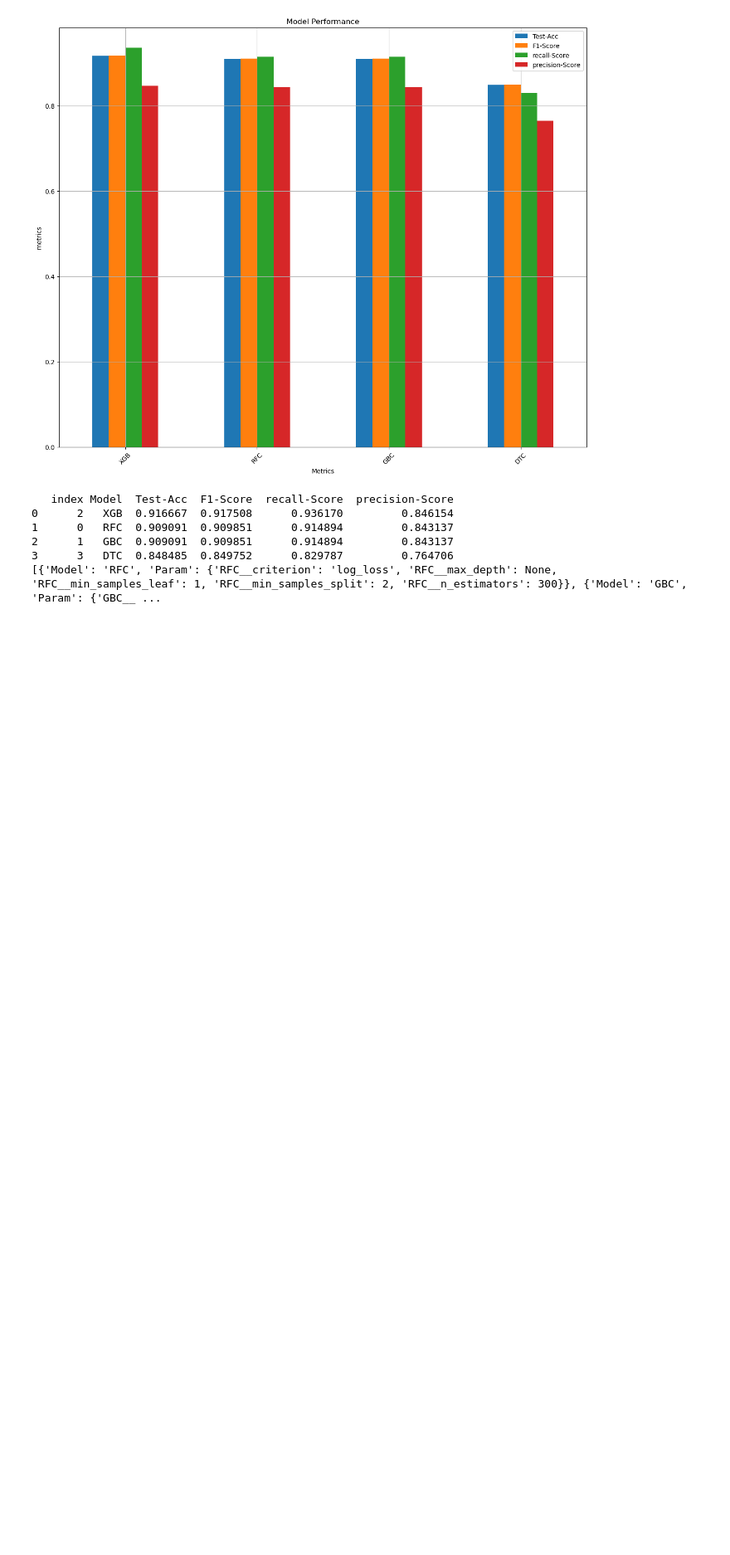
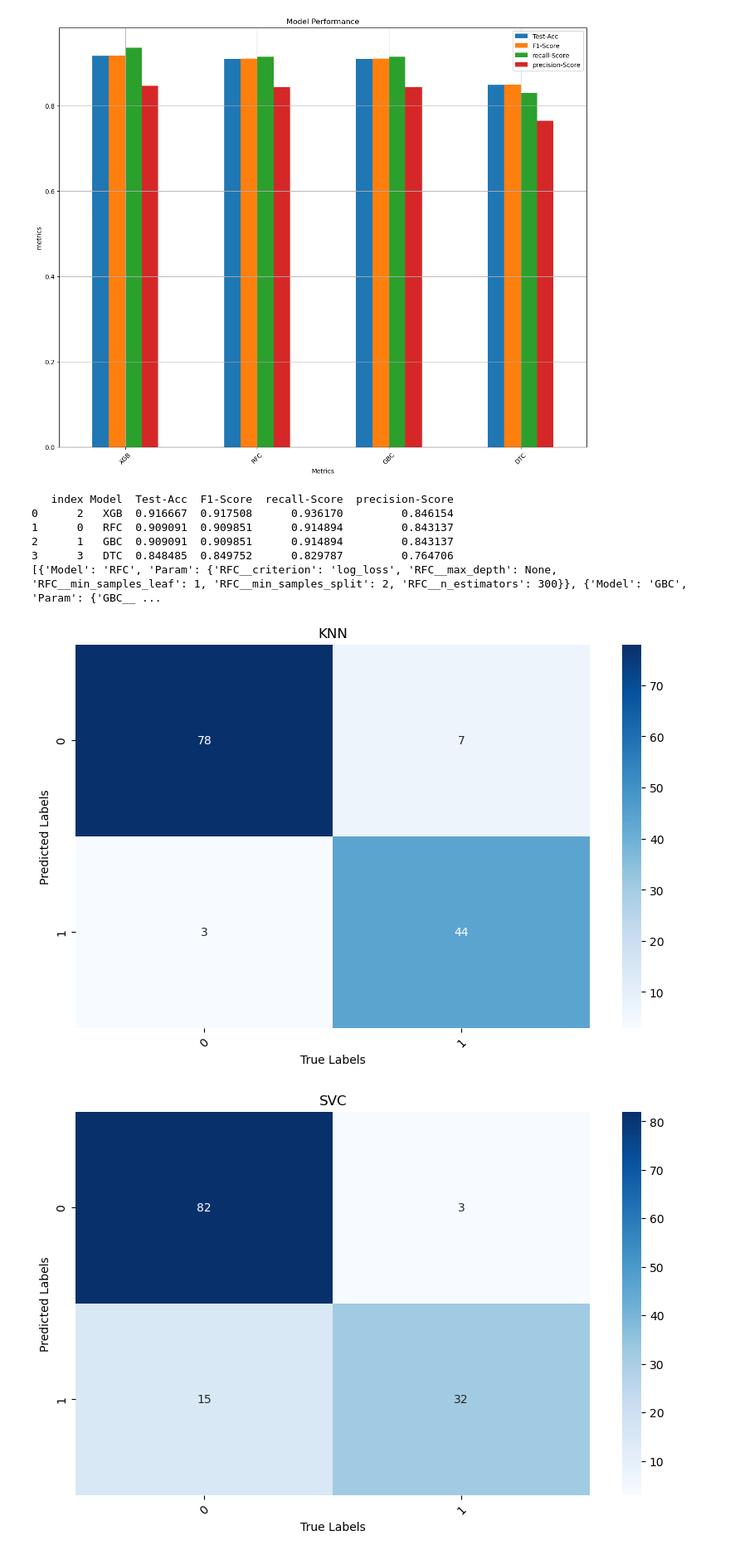
Before and after one commit to MaukanMir/-Social-Network-Ads-Classifier, a Jupyter notebook: training.ipynb, the cells around one changed output. Shown at 83% size. Drawn from its saved outputs; the diff is of its cells as text; code cells hidden in the pictures; blank space fills up the shorter version.

Commit message:
added new models

```diff
--- a/training.ipynb
+++ b/training.ipynb
@@ -602,3 +602,29 @@ grid_search(preprocessor, models, model_names, sample_model, "SMOTEENN", X, y, p
 2      1   GBC  0.909091  0.909851      0.914894         0.843137
 3      3   DTC  0.848485  0.849752      0.829787         0.764706
 [{'Model': 'RFC', 'Param': {'RFC__criterion': 'log_loss', 'RFC__max_depth': None, 'RFC__min_samples_leaf': 1, 'RFC__min_samples_split': 2, 'RFC__n_estimators': 300}}, {'Model': 'GBC', 'Param': {'GBC__ ...
+# %%
+params = {
+  "KNN": {
+    'KNN__n_neighbors': [3, 5, 7, 10],
+    'KNN__weights': ['uniform', 'distance'],
+    'KNN__algorithm': ['auto', 'ball_tree', 'kd_tree', 'brute'],
+    'KNN__leaf_size': [10, 30, 50],
+    'KNN__p': [1, 2]
+  },
+
+  "SVC": {
+    'SVC__C': [0.1, 1, 10, 100],
+    'SVC__kernel': ['linear', 'poly', 'rbf', 'sigmoid'],
+    'SVC__degree': [2, 3, 4],
+    'SVC__gamma': ['scale', 'auto'],
+    'SVC__coef0': [0.0, 0.5, 1.0]
+  },
+}
+
+model_names = ["KNN", "SVC"]
+models = grab_selected_models(model_names)
+sample_model = SMOTEENN()
+grid_search(preprocessor, models, model_names, sample_model, "SMOTEENN", X, y, precision_metric, params)
+# %% [output]
+[figure, added]
+[figure, added]
```
Also changed, not shown: parts of 2 cells of this notebook.
